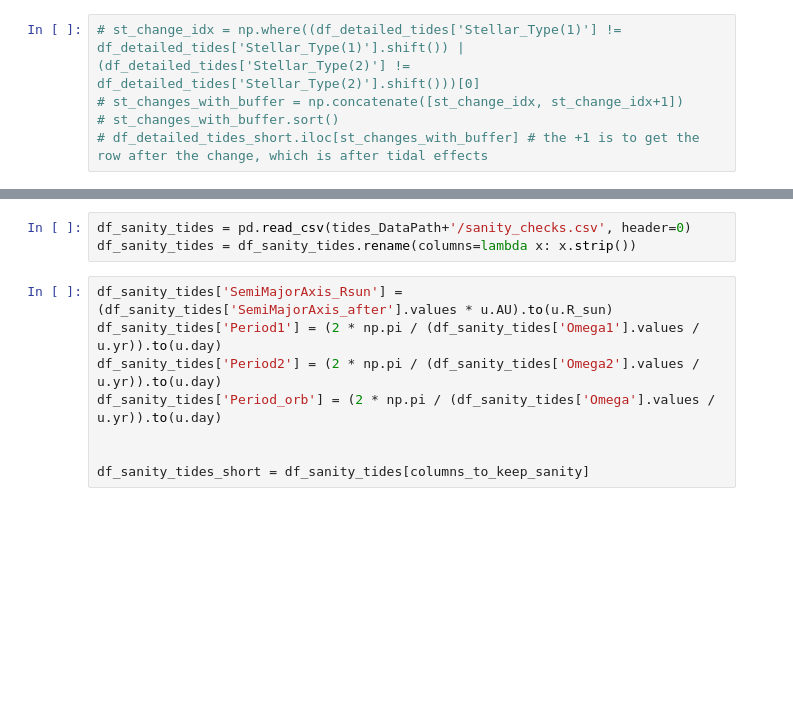
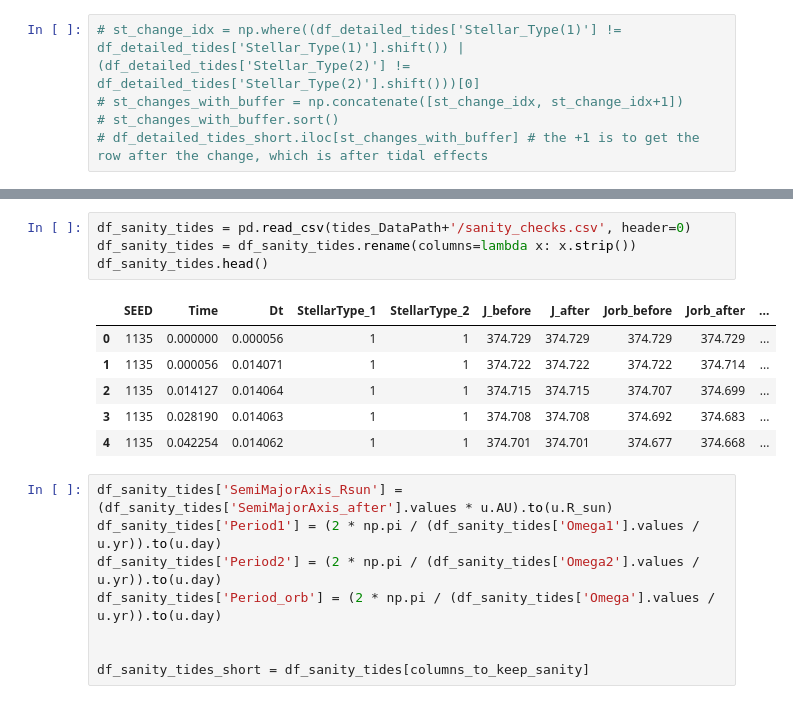
Before and after one commit to veome22/modern_tidal_interaction_models_dco, a Jupyter notebook: binary_evolution_tests.ipynb, the cells around one changed output, grey strips where cells are left out. Cells and saved outputs as stored; diff of their text form; blank space fills up the shorter version.

```diff
--- a/binary_evolution_tests.ipynb
+++ b/binary_evolution_tests.ipynb
@@ -192,6 +192,14 @@ df_dco_tides
 # %%
 df_sanity_tides = pd.read_csv(tides_DataPath+'/sanity_checks.csv', header=0)
 df_sanity_tides = df_sanity_tides.rename(columns=lambda x: x.strip())
+df_sanity_tides.head()
+# %% [output]
+|  | SEED | Time | Dt | StellarType_1 | StellarType_2 | J_before | J_after | Jorb_before | Jorb_after | ... |
+| 0 | 1135 | 0.000000 | 0.000056 | 1 | 1 | 374.729 | 374.729 | 374.729 | 374.729 | ... |
+| 1 | 1135 | 0.000056 | 0.014071 | 1 | 1 | 374.722 | 374.722 | 374.722 | 374.714 | ... |
+| 2 | 1135 | 0.014127 | 0.014064 | 1 | 1 | 374.715 | 374.715 | 374.707 | 374.699 | ... |
+| 3 | 1135 | 0.028190 | 0.014063 | 1 | 1 | 374.708 | 374.708 | 374.692 | 374.683 | ... |
+| 4 | 1135 | 0.042254 | 0.014062 | 1 | 1 | 374.701 | 374.701 | 374.677 | 374.668 | ... |
 # %%
 df_sanity_tides['SemiMajorAxis_Rsun'] = (df_sanity_tides['SemiMajorAxis_after'].values * u.AU).to(u.R_sun)
 df_sanity_tides['Period1'] = (2 * np.pi / (df_sanity_tides['Omega1'].values / u.yr)).to(u.day)
```
Also changed, not shown: parts of 8 cells of this notebook.
